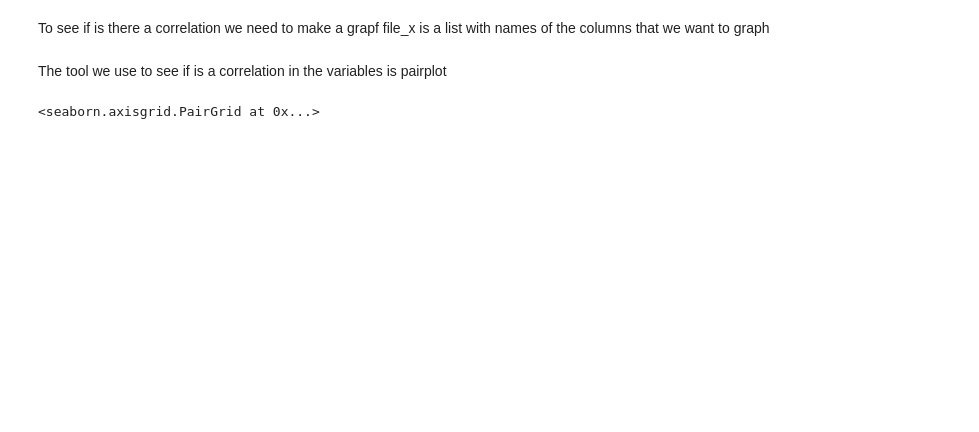
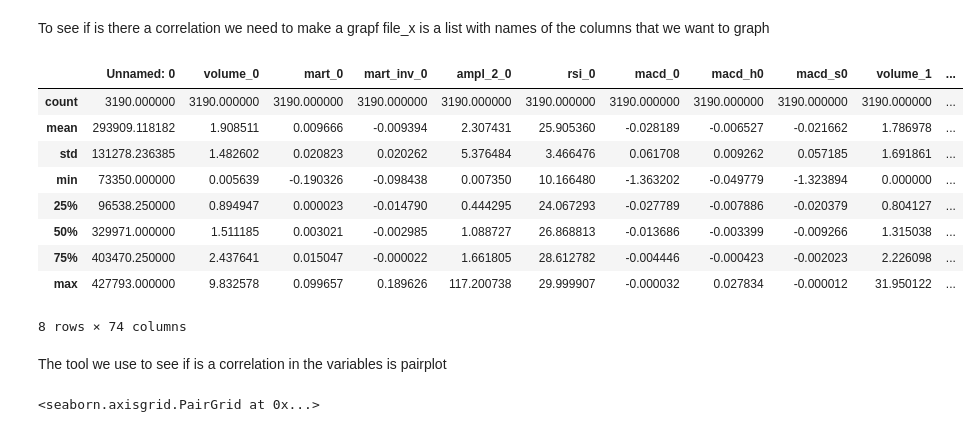
Before and after one commit to elbernaderen/jupyter_analysis, a Jupyter notebook: BTCUSDT_ADAUSDT_XMRUSDT_ETHUSDT_BNBUSDT_30m_hour_day.ipynb, the cells around one changed output. Saved outputs shown, nothing was run; the diff lists cells and outputs as text; code cells hidden in the pictures; blank space fills up the shorter version.

```diff
--- a/BTCUSDT_ADAUSDT_XMRUSDT_ETHUSDT_BNBUSDT_30m_hour_day.ipynb
+++ b/BTCUSDT_ADAUSDT_XMRUSDT_ETHUSDT_BNBUSDT_30m_hour_day.ipynb
@@ -58,3 +52,31 @@ To see if is there a correlation we need to make a grapf
 file_x is a list with names of the columns that we want to graph
 # %%
 file_x = [file[[f"rsi_{x}",f"mart_{x}","slope_prev_short",f"volume_{x}",f"macd_s{x}",f"macd_{x}","mean_rel_30_60","mean_rel_60_100","mean_rel_15_30","high"]] for x in range(0,6)]
+# %%
+file_1 = file
+file_1 = file[file["close"] < .1]
+file_1 = file_1[file_1["close"] > -.1]
+file_1 = file_1[file_1["high"] < .15]
+file_1 = file_1[file_1["macd_h0"] < .2]
+file_1 = file_1[file_1["macd_h0"] > -.05]
+file_1 = file_1[file_1["macd_s1"] < 0]
+#file_1 = file_1[file_1["macd_1"] < 0]
+file_1 = file_1[file_1["volume_0"] < 10]
+file_1 = file_1[file_1["rsi_0"] < 30]
+file_1 = file_1[file_1["mart_0"] < 0.1]
+file_1 = file_1[file_1["mart_0"] > -0.2]
+file_1 = file_1[file_1["slope_prev_short"] > -0.1]
+file_1 = file_1[file_1["slope_prev"] > -0.005]
+file_1 = file_1[file_1["slope_prev"] < 0.01]
+file_1.describe()
+# %% [output]
+|  | Unnamed: 0 | volume_0 | mart_0 | mart_inv_0 | ampl_2_0 | rsi_0 | macd_0 | macd_h0 | macd_s0 | volume_1 | ... |
+| count | 3190.000000 | 3190.000000 | 3190.000000 | 3190.000000 | 3190.000000 | 3190.000000 | 3190.000000 | 3190.000000 | 3190.000000 | 3190.000000 | ... |
+| mean | 293909.118182 | 1.908511 | 0.009666 | -0.009394 | 2.307431 | 25.905360 | -0.028189 | -0.006527 | -0.021662 | 1.786978 | ... |
+| std | 131278.236385 | 1.482602 | 0.020823 | 0.020262 | 5.376484 | 3.466476 | 0.061708 | 0.009262 | 0.057185 | 1.691861 | ... |
+| min | 73350.000000 | 0.005639 | -0.190326 | -0.098438 | 0.007350 | 10.166480 | -1.363202 | -0.049779 | -1.323894 | 0.000000 | ... |
+| 25% | 96538.250000 | 0.894947 | 0.000023 | -0.014790 | 0.444295 | 24.067293 | -0.027789 | -0.007886 | -0.020379 | 0.804127 | ... |
+| 50% | 329971.000000 | 1.511185 | 0.003021 | -0.002985 | 1.088727 | 26.868813 | -0.013686 | -0.003399 | -0.009266 | 1.315038 | ... |
+| 75% | 403470.250000 | 2.437641 | 0.015047 | -0.000022 | 1.661805 | 28.612782 | -0.004446 | -0.000423 | -0.002023 | 2.226098 | ... |
+| max | 427793.000000 | 9.832578 | 0.099657 | 0.189626 | 117.200738 | 29.999907 | -0.000032 | 0.027834 | -0.000012 | 31.950122 | ... |
+8 rows × 74 columns
```
Also changed, not shown: parts of 23 cells of this notebook, 1 other file.
